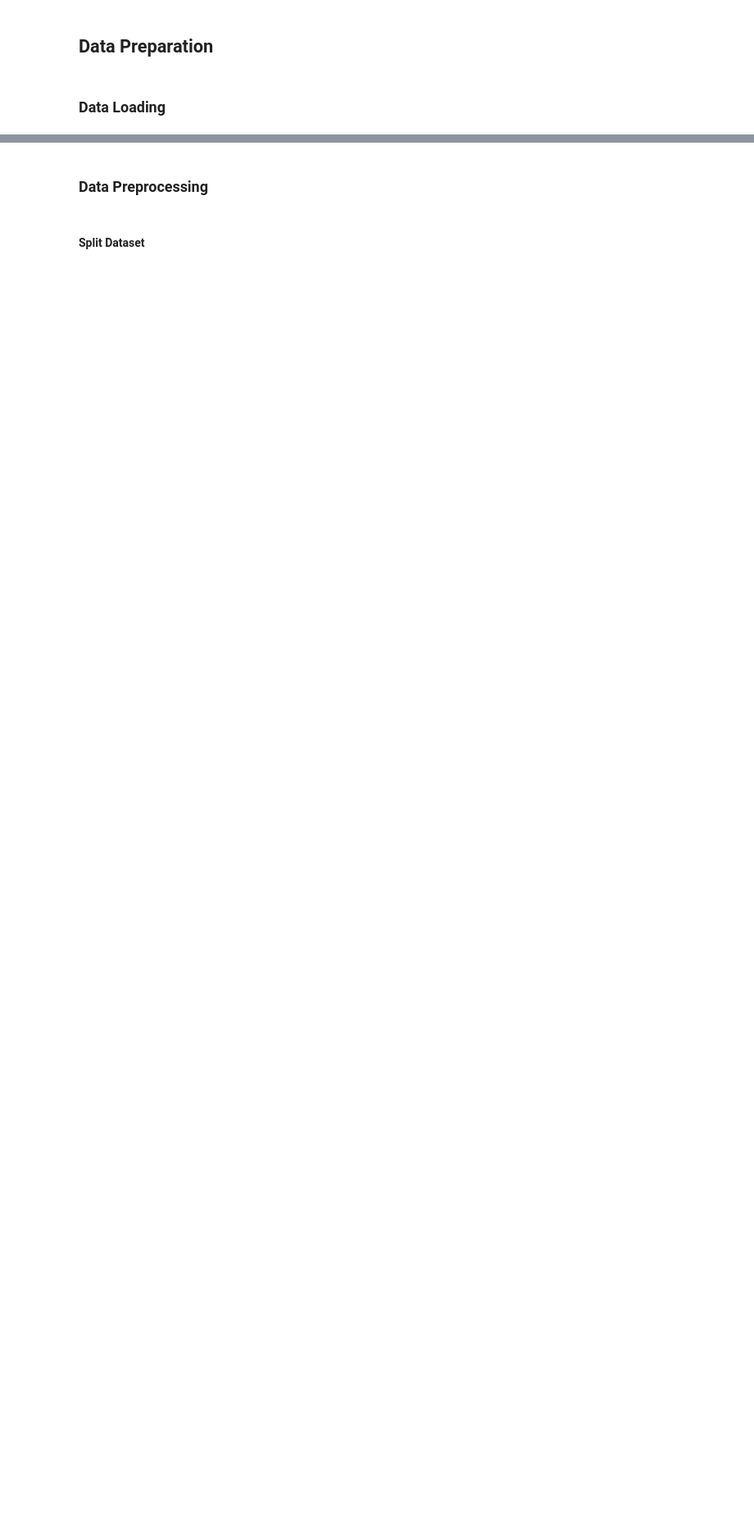
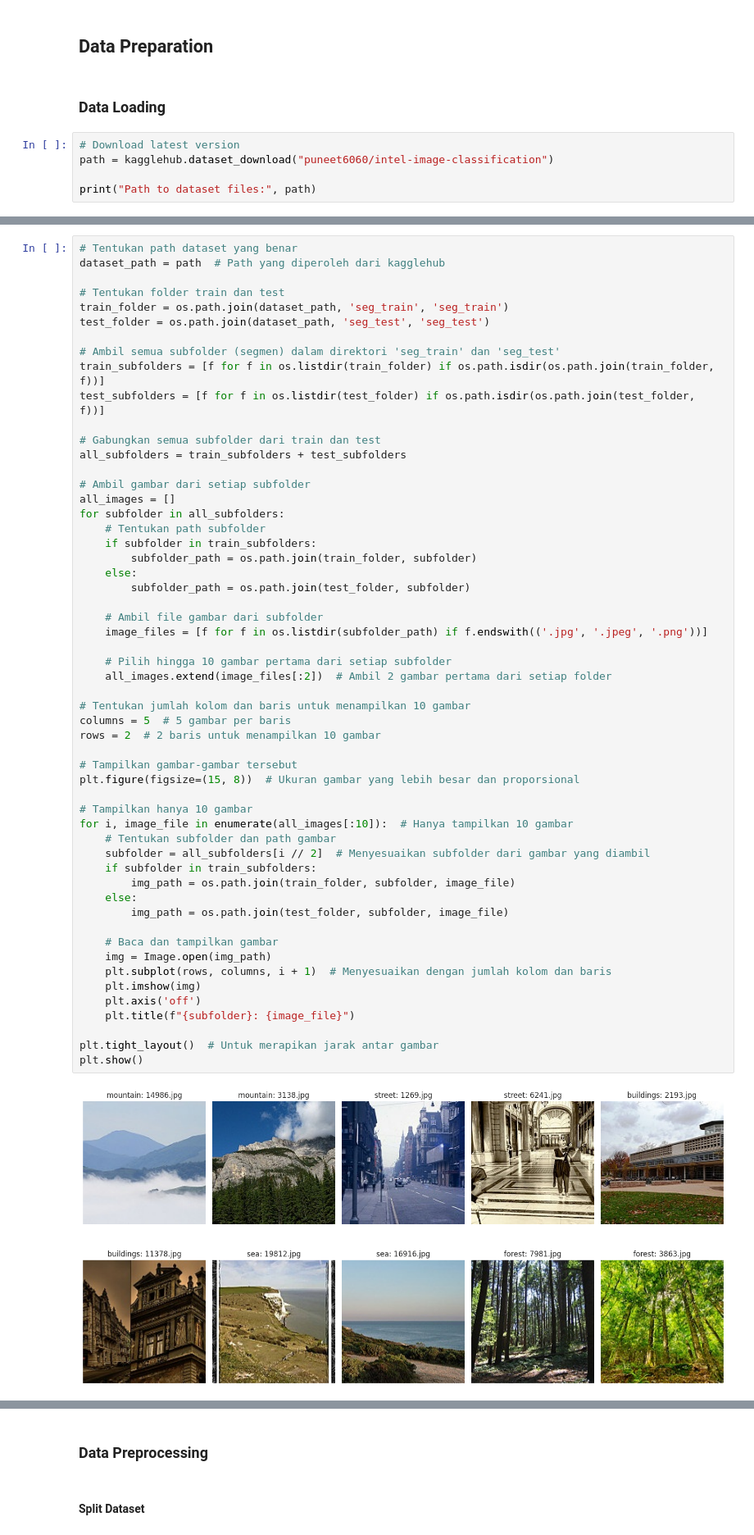
Before and after one commit to MHzNug/Project-Analisis-Data-Gambar, a Jupyter notebook: notebook.ipynb, the cells around one changed output, grey strips where cells are left out. Shown at 82% size. Saved outputs shown, nothing was run; the diff lists cells and outputs as text; blank space fills up the shorter version.

```diff
--- a/notebook.ipynb
+++ b/notebook.ipynb
@@ -16,3 +19,8 @@ import seaborn as sns
 ## Data Preparation
 # %% [markdown]
 ### Data Loading
+# %%
+# Download latest version
+path = kagglehub.dataset_download("puneet6060/intel-image-classification")
+
+print("Path to dataset files:", path)
@@ -18,0 +29,57 @@ import seaborn as sns
+# %%
+# Tentukan path dataset yang benar
+dataset_path = path  # Path yang diperoleh dari kagglehub
+
+# Tentukan folder train dan test
+train_folder = os.path.join(dataset_path, 'seg_train', 'seg_train')
+test_folder = os.path.join(dataset_path, 'seg_test', 'seg_test')
+
+# Ambil semua subfolder (segmen) dalam direktori 'seg_train' dan 'seg_test'
+train_subfolders = [f for f in os.listdir(train_folder) if os.path.isdir(os.path.join(train_folder, f))]
+test_subfolders = [f for f in os.listdir(test_folder) if os.path.isdir(os.path.join(test_folder, f))]
+
+# Gabungkan semua subfolder dari train dan test
+all_subfolders = train_subfolders + test_subfolders
+
+# Ambil gambar dari setiap subfolder
+all_images = []
+for subfolder in all_subfolders:
+    # Tentukan path subfolder
+    if subfolder in train_subfolders:
+        subfolder_path = os.path.join(train_folder, subfolder)
+    else:
+        subfolder_path = os.path.join(test_folder, subfolder)
+
+    # Ambil file gambar dari subfolder
+    image_files = [f for f in os.listdir(subfolder_path) if f.endswith(('.jpg', '.jpeg', '.png'))]
+
+    # Pilih hingga 10 gambar pertama dari setiap subfolder
+    all_images.extend(image_files[:2])  # Ambil 2 gambar pertama dari setiap folder
+
+# Tentukan jumlah kolom dan baris untuk menampilkan 10 gambar
+columns = 5  # 5 gambar per baris
+rows = 2  # 2 baris untuk menampilkan 10 gambar
+
+# Tampilkan gambar-gambar tersebut
+plt.figure(figsize=(15, 8))  # Ukuran gambar yang lebih besar dan proporsional
+
+# Tampilkan hanya 10 gambar
+for i, image_file in enumerate(all_images[:10]):  # Hanya tampilkan 10 gambar
+    # Tentukan subfolder dan path gambar
+    subfolder = all_subfolders[i // 2]  # Menyesuaikan subfolder dari gambar yang diambil
+    if subfolder in train_subfolders:
+        img_path = os.path.join(train_folder, subfolder, image_file)
+    else:
+        img_path = os.path.join(test_folder, subfolder, image_file)
+
+    # Baca dan tampilkan gambar
+    img = Image.open(img_path)
+    plt.subplot(rows, columns, i + 1)  # Menyesuaikan dengan jumlah kolom dan baris
+    plt.imshow(img)
+    plt.axis('off')
+    plt.title(f"{subfolder}: {image_file}")
+
+plt.tight_layout()  # Untuk merapikan jarak antar gambar
+plt.show()
+# %% [output]
+[figure, added]
```
Also changed, not shown: parts of 4 cells of this notebook.
